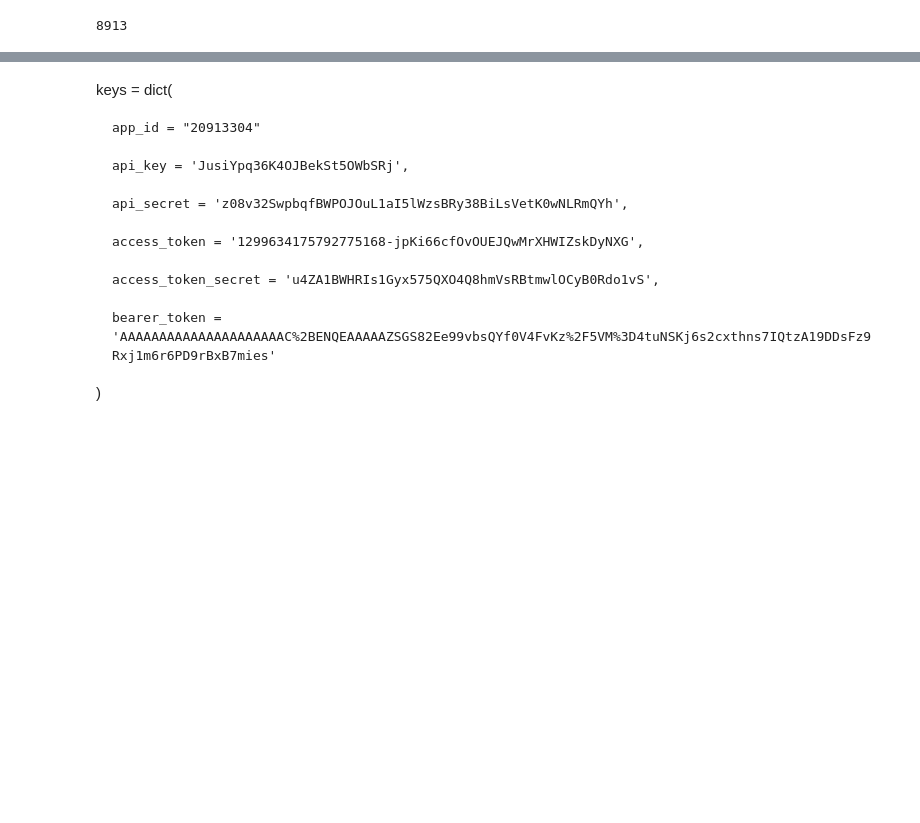
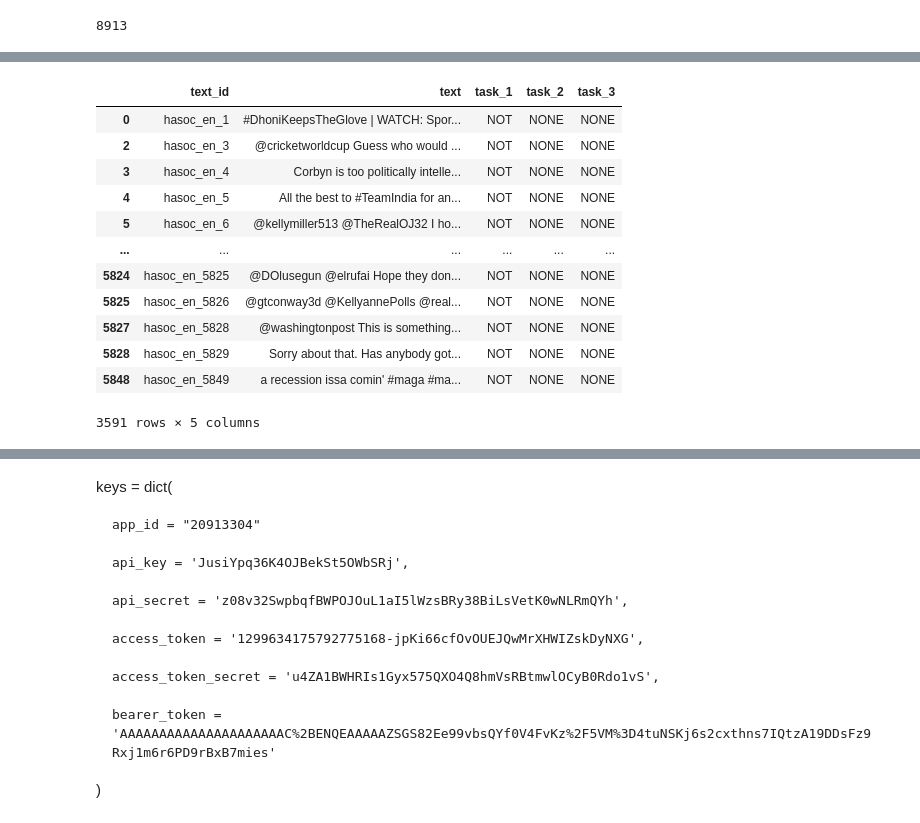
Before and after one commit to datascisteven/Automated-Hate-Tweet-Detection, a Jupyter notebook: notebooks/twitter_api.ipynb, the cells around one changed output, grey strips where cells are left out. Drawn from its saved outputs; the diff is of its cells as text; code cells hidden in the pictures; blank space fills up the shorter version.

```diff
--- a/notebooks/twitter_api.ipynb
+++ b/notebooks/twitter_api.ipynb
@@ -222,0 +258,17 @@ pickle.dump(df_asian, open("../pickle/georgia.pickle", "wb"))
+# %%
+neutral = english[english['task_1'] == 'NOT']
+neutral
+# %% [output]
+|  | text_id | text | task_1 | task_2 | task_3 |
+| 0 | hasoc_en_1 | #DhoniKeepsTheGlove | WATCH: Spor... | NOT | NONE | NONE |
+| 2 | hasoc_en_3 | @cricketworldcup Guess who would ... | NOT | NONE | NONE |
+| 3 | hasoc_en_4 | Corbyn is too politically intelle... | NOT | NONE | NONE |
+| 4 | hasoc_en_5 | All the best to #TeamIndia for an... | NOT | NONE | NONE |
+| 5 | hasoc_en_6 | @kellymiller513 @TheRealOJ32 I ho... | NOT | NONE | NONE |
+| ... | ... | ... | ... | ... | ... |
+| 5824 | hasoc_en_5825 | @DOlusegun @elrufai Hope they don... | NOT | NONE | NONE |
+| 5825 | hasoc_en_5826 | @gtconway3d @KellyannePolls @real... | NOT | NONE | NONE |
+| 5827 | hasoc_en_5828 | @washingtonpost This is something... | NOT | NONE | NONE |
+| 5828 | hasoc_en_5829 | Sorry about that. Has anybody got... | NOT | NONE | NONE |
+| 5848 | hasoc_en_5849 | a recession issa comin' #maga #ma... | NOT | NONE | NONE |
+3591 rows × 5 columns
```
Also changed, not shown: parts of 14 cells of this notebook, 10 other files.
